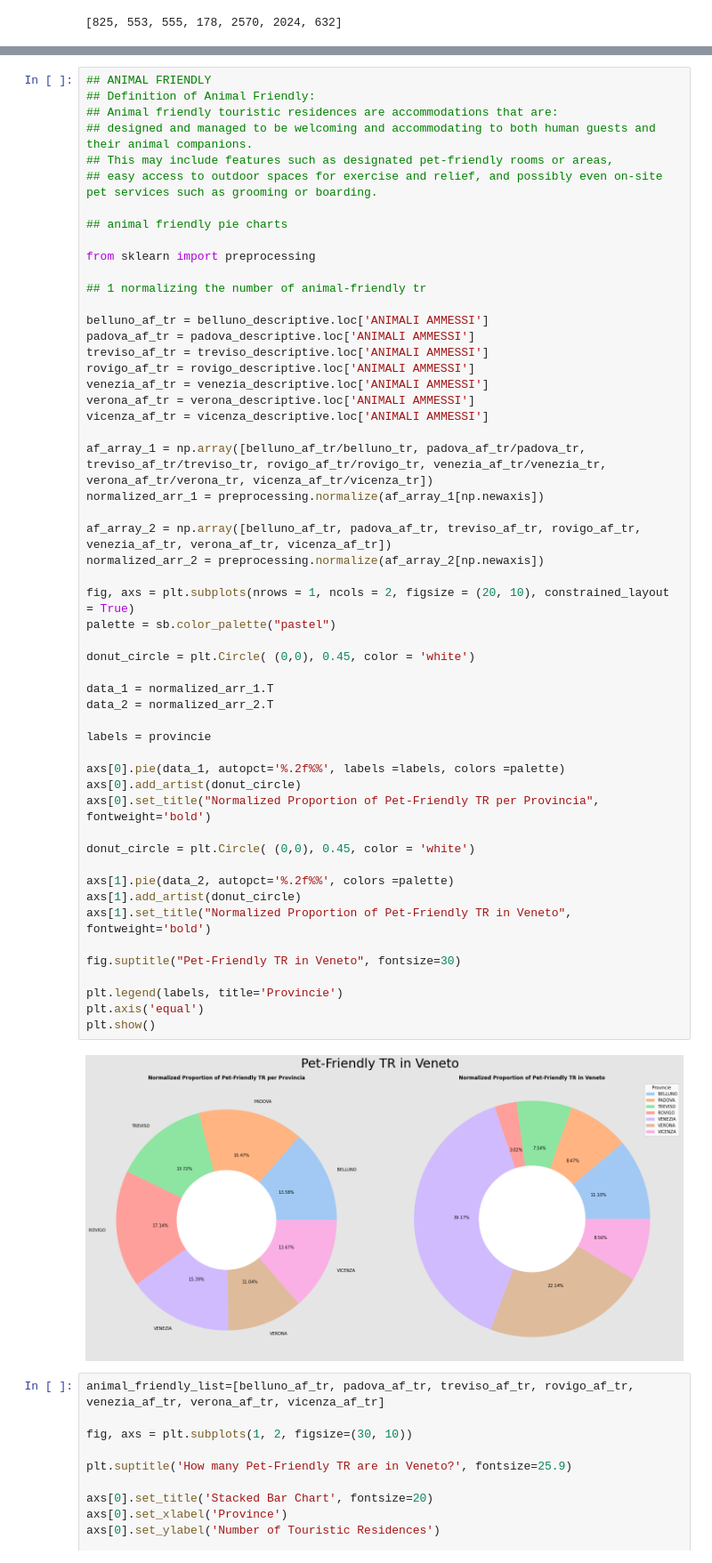
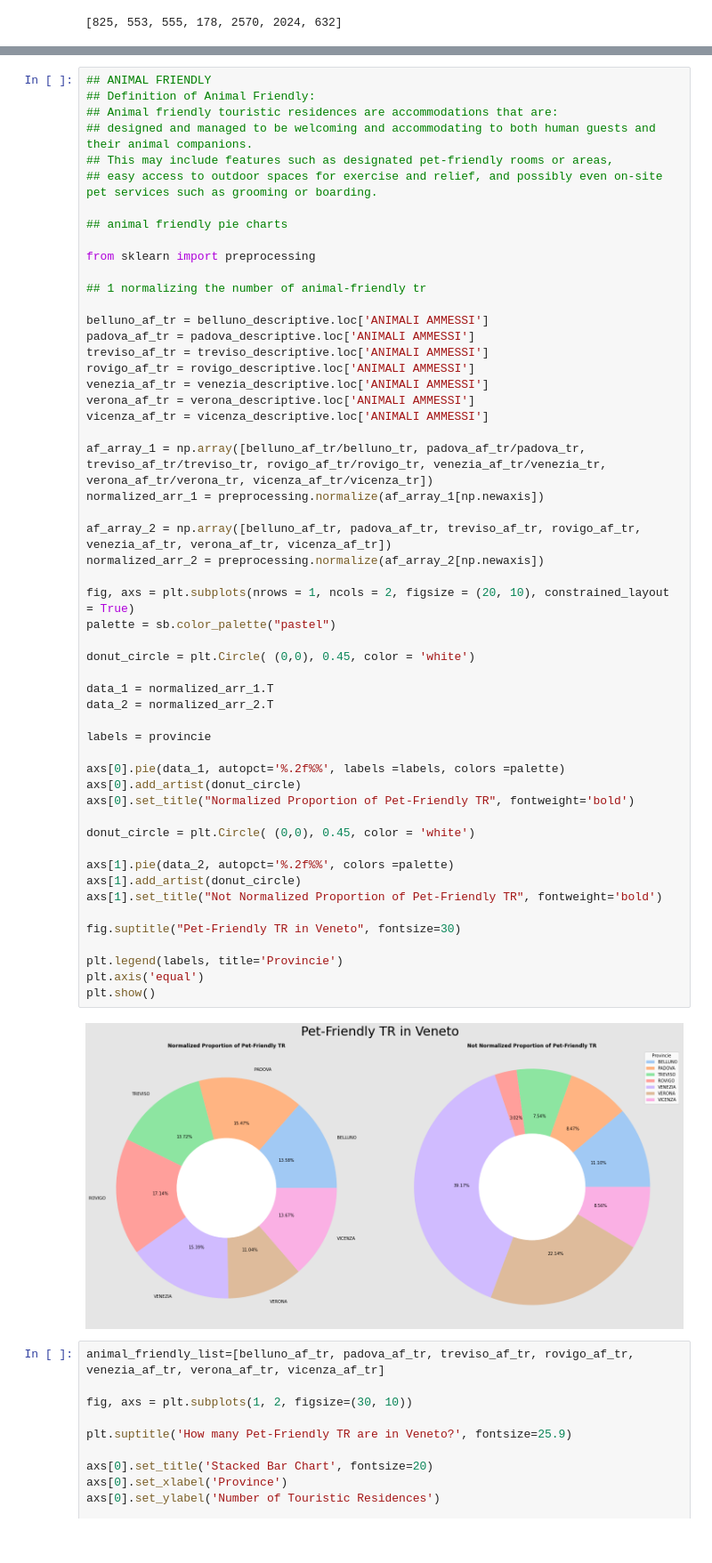
Before and after one commit to NicoloAvesani/project_Tourist_Residences_in_Veneto, a Jupyter notebook: project_on_colab.ipynb, the cells around one changed output, grey strips where cells are left out. Shown at 89% size. Drawn from its saved outputs; the diff is of its cells as text.

```diff
--- a/project_on_colab.ipynb
+++ b/project_on_colab.ipynb
@@ -682,36 +654,36 @@ vicenza_af_tr = vicenza_descriptive.loc['ANIMALI AMMESSI']
 af_array_1 = np.array([belluno_af_tr/belluno_tr, padova_af_tr/padova_tr, treviso_af_tr/treviso_tr, rovigo_af_tr/rovigo_tr, venezia_af_tr/venezia_tr, verona_af_tr/verona_tr, vicenza_af_tr/vicenza_tr])
 normalized_arr_1 = preprocessing.normalize(af_array_1[np.newaxis])
 
 af_array_2 = np.array([belluno_af_tr, padova_af_tr, treviso_af_tr, rovigo_af_tr, venezia_af_tr, verona_af_tr, vicenza_af_tr])
 normalized_arr_2 = preprocessing.normalize(af_array_2[np.newaxis])
 
 fig, axs = plt.subplots(nrows = 1, ncols = 2, figsize = (20, 10), constrained_layout = True)
 palette = sb.color_palette("pastel")
 
 donut_circle = plt.Circle( (0,0), 0.45, color = 'white')
 
 data_1 = normalized_arr_1.T
 data_2 = normalized_arr_2.T
 
 labels = provincie
 
 axs[0].pie(data_1, autopct='%.2f%%', labels =labels, colors =palette)
 axs[0].add_artist(donut_circle)
-axs[0].set_title("Normalized Proportion of Pet-Friendly TR per Provincia", fontweight='bold')
+axs[0].set_title("Normalized Proportion of Pet-Friendly TR", fontweight='bold')
 
 donut_circle = plt.Circle( (0,0), 0.45, color = 'white')
 
 axs[1].pie(data_2, autopct='%.2f%%', colors =palette)
 axs[1].add_artist(donut_circle)
-axs[1].set_title("Normalized Proportion of Pet-Friendly TR in Veneto", fontweight='bold')
+axs[1].set_title("Not Normalized Proportion of Pet-Friendly TR", fontweight='bold')
 
 fig.suptitle("Pet-Friendly TR in Veneto", fontsize=30)
 
 plt.legend(labels, title='Provincie')
 plt.axis('equal')
 plt.show()
 # %% [output]
-[figure, old version]
+[figure, new version]
 # %%
 animal_friendly_list=[belluno_af_tr, padova_af_tr, treviso_af_tr, rovigo_af_tr, venezia_af_tr, verona_af_tr, vicenza_af_tr]
 
```
Also changed, not shown: parts of 14 cells of this notebook.
